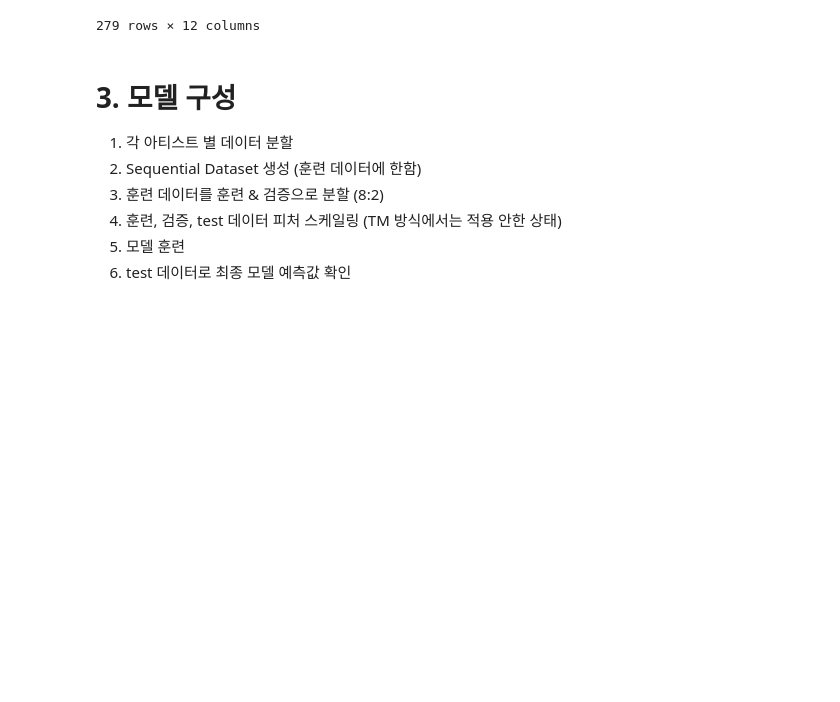
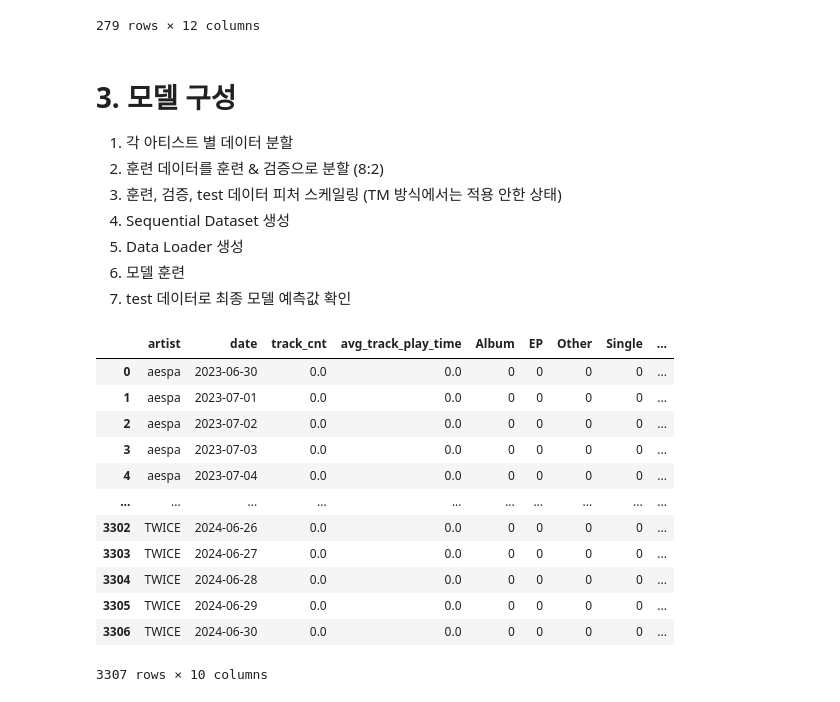
Before and after one commit to lucio-karin0506/Artist_Trend_Analysis, a Jupyter notebook: modeling/trend_prediction_DL.ipynb, the cells around one changed output. Cells and saved outputs as stored; diff of their text form; code cells hidden in the pictures; blank space fills up the shorter version.

```diff
--- a/modeling/trend_prediction_DL.ipynb
+++ b/modeling/trend_prediction_DL.ipynb
@@ -249,8 +258,30 @@ interpolate_test_df
 # %% [markdown]
 # 3. 모델 구성
 1. 각 아티스트 별 데이터 분할
-2. Sequential Dataset 생성 (훈련 데이터에 한함)
-3. 훈련 데이터를 훈련 & 검증으로 분할 (8:2)
-4. 훈련, 검증, test 데이터 피처 스케일링 (TM 방식에서는 적용 안한 상태)
-5. 모델 훈련
-6. test 데이터로 최종 모델 예측값 확인
+2. 훈련 데이터를 훈련 & 검증으로 분할 (8:2)
+3. 훈련, 검증, test 데이터 피처 스케일링 (TM 방식에서는 적용 안한 상태)
+4. Sequential Dataset 생성
+5. Data Loader 생성
+6. 모델 훈련
+7. test 데이터로 최종 모델 예측값 확인
+# %%
+# TM 모델과 달리 추세선 제거 안한 trend 변수 사용 -> 데이터 분할 후 스케일링 시행
+# 딥러닝 특성 상, 비선형 관계 학습을 통한 추세 및 계절성 반영 가능
+train_df = interpolate_train_df.drop(['trend2', 'trend3'], axis=1)
+train_cols = ['artist', 'date', 'track_cnt', 'avg_track_play_time', 'Album', 'EP', 'Other', 'Single', 'release_duration', 'trend']
+total_df = train_df[train_cols]
+total_df
+# %% [output]
+|  | artist | date | track_cnt | avg_track_play_time | Album | EP | Other | Single | ... |
+| 0 | aespa | 2023-06-30 | 0.0 | 0.0 | 0 | 0 | 0 | 0 | ... |
+| 1 | aespa | 2023-07-01 | 0.0 | 0.0 | 0 | 0 | 0 | 0 | ... |
+| 2 | aespa | 2023-07-02 | 0.0 | 0.0 | 0 | 0 | 0 | 0 | ... |
+| 3 | aespa | 2023-07-03 | 0.0 | 0.0 | 0 | 0 | 0 | 0 | ... |
+| 4 | aespa | 2023-07-04 | 0.0 | 0.0 | 0 | 0 | 0 | 0 | ... |
+| ... | ... | ... | ... | ... | ... | ... | ... | ... | ... |
+| 3302 | TWICE | 2024-06-26 | 0.0 | 0.0 | 0 | 0 | 0 | 0 | ... |
+| 3303 | TWICE | 2024-06-27 | 0.0 | 0.0 | 0 | 0 | 0 | 0 | ... |
+| 3304 | TWICE | 2024-06-28 | 0.0 | 0.0 | 0 | 0 | 0 | 0 | ... |
+| 3305 | TWICE | 2024-06-29 | 0.0 | 0.0 | 0 | 0 | 0 | 0 | ... |
+| 3306 | TWICE | 2024-06-30 | 0.0 | 0.0 | 0 | 0 | 0 | 0 | ... |
+3307 rows × 10 columns
```
Also changed, not shown: parts of 14 cells of this notebook.
